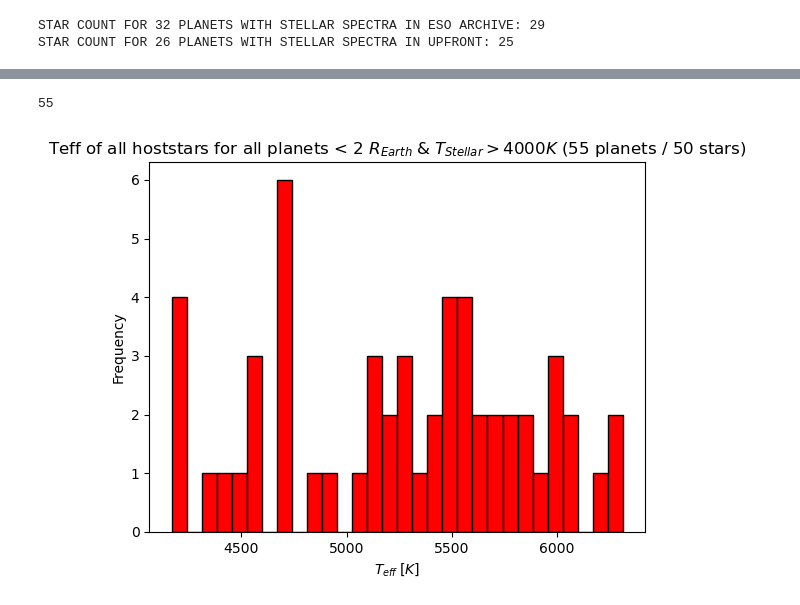
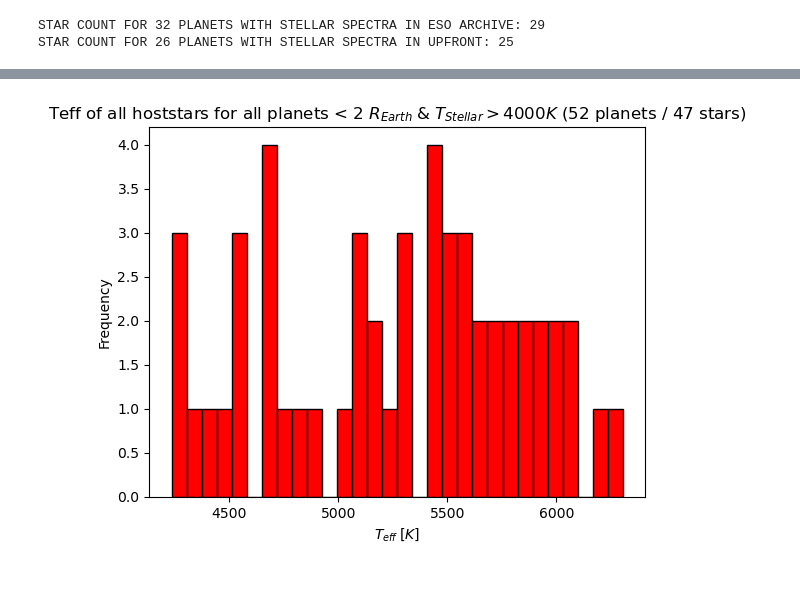
Before and after one commit to HannaKasperer/Dissertation-, a Jupyter notebook: lists_exoplanets.ipynb, the cells around one changed output, grey strips where cells are left out. Drawn from its saved outputs; the diff is of its cells as text; code cells hidden in the pictures.

```diff
--- a/lists_exoplanets.ipynb
+++ b/lists_exoplanets.ipynb
@@ -9,12 +10,13 @@ import numpy as np
 # %%
-table_file = '/Users/kasperer/Downloads/DACE_export/raw.rdb'
+table_file = '/Users/kasperer/Desktop/Dissertation-/DACE_export/raw.rdb'
 big_planet_list_all = pd.read_csv(table_file, sep='\t')
 
 #choose columns
 columns = ['planet_name', 'period',
                    'planet_mass', 'planet_radius',
                    'planet_mass_rel_err', 'planet_radius_rel_err',
-                   'stellar_eff_temp','gaia_dr3_id', 'stellar_surface_gravity','stellar_metallicity'
+                   'stellar_eff_temp','gaia_dr3_id', 'stellar_surface_gravity','stellar_metallicity',
+                   'stellar_metallicity_upper', 'stellar_metallicity_lower', 'stellar_metallicity_ratio'
                    ] #'teff_gaia_dr3'
 
 big_planet_list = big_planet_list_all[columns]
@@ -57,6 +81,7 @@ big_planet_list_numbers['stellar_eff_temp'] = pd.to_numeric(big_planet_list_numb
 big_planet_list_numbers['planet_mass'] = pd.to_numeric(big_planet_list_numbers['planet_mass'])
 big_planet_list_numbers['stellar_surface_gravity'] = pd.to_numeric(big_planet_list_numbers['stellar_surface_gravity'])
 big_planet_list_numbers['stellar_metallicity'] = pd.to_numeric(big_planet_list_numbers['stellar_metallicity'])
+big_planet_list_numbers['stellar_metallicity_upper'] = pd.to_numeric(big_planet_list_numbers['stellar_metallicity_upper'])
 # %% [output]
 A value is trying to be set on a copy of a slice from a DataFrame.
 Try using .loc[row_indexer,col_indexer] = value instead
@@ -78,3 +103,9 @@ See the caveats in the documentation: https://pandas.pydata.org/pandas-docs/stab
 # %%
 #3 FILTER LIST: mass, radius, teff
+# %%
+jup_to_earth_r = 11.209
+jup_to_earth_m = 317.83
+
+earth_to_jup_r = 1/11.209
+earth_to_jup_m = 1/317.83
 # %%
@@ -108,7 +124,7 @@ print(planet_list_mass)
 # %%
 #2 FILTER LIST: radius, teff
 # %%
-radius_filter = 0.182 #Radius J
+radius_filter = 2 * earth_to_jup_r
 teff_filter = 4000 #K
 
 planet_list = big_planet_list_numbers[
@@ -887,12 +859,8 @@ plt.show()
-# %%
-len(teff)
-# %% [output]
-55
 # %%
 plt.hist(teff, bins=30, color='red', edgecolor='black')
 plt.xlabel(r'$T_{eff} \; [K]$')
 plt.ylabel('Frequency')
-plt.title('Teff of all hoststars for all planets < 2 $R_{Earth} \; & \; T_{Stellar} > 4000 K$ (55 planets / 50 stars)')
+plt.title('Teff of all hoststars for all planets < 2 $R_{Earth} \; & \; T_{Stellar} > 4000 K$ (52 planets / 47 stars)')
 plt.show()
 # %% [output]
-[figure, old version]
+[figure, new version]
```
Also changed, not shown: parts of 61 cells of this notebook, 22 other files.
